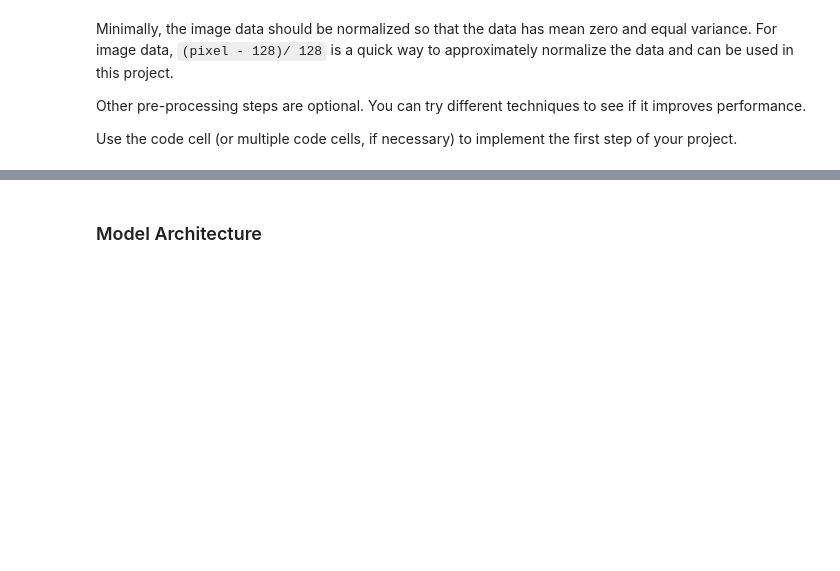
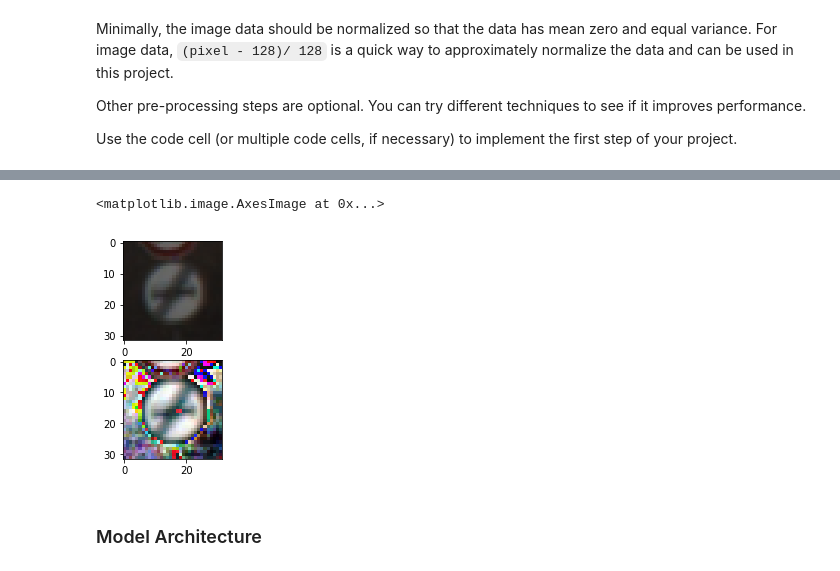
Before and after one commit to ahmadesh/Udacity-CarND-Term1-Traffic-Sign-Classifier, a Jupyter notebook: Traffic_Sign_Classifier.ipynb, the cells around one changed output, grey strips where cells are left out. Drawn from its saved outputs; the diff is of its cells as text; code cells hidden in the pictures; blank space fills up the shorter version.

```diff
--- a/Traffic_Sign_Classifier.ipynb
+++ b/Traffic_Sign_Classifier.ipynb
@@ -130,3 +176,27 @@ X_valid = (X_valid - 128.0)/ 128.0
+# %%
+X_train_n = np.zeros(X_train.shape)
+X_valid_n = np.zeros(X_valid.shape)
+X_test_n = np.zeros(X_test.shape)
+
+for i in range(n_train):
+    X_train_n[i, :, :, :] = improcess(X_train[i,:,:,:])
+
+for i in range(n_validation):
+    X_valid_n[i, :, :, :] = improcess(X_valid[i,:,:,:])
+
+for i in range(n_test):
+    X_test_n[i, :, :, :] = improcess(X_test[i,:,:,:])
+
+im = X_train[10,:,:,:]
+imp = X_train_n[10,:,:,:]
+
+plt.subplot(2,1,1)
+plt.imshow(im)
+plt.subplot(2,1,2)
+plt.imshow(imp)
+# %% [output]
+<matplotlib.image.AxesImage at 0x...>
+[figure, added]
 # %% [markdown]
 ### Model Architecture
 # %%
```
Also changed, not shown: parts of 15 cells of this notebook, 3 other files.
